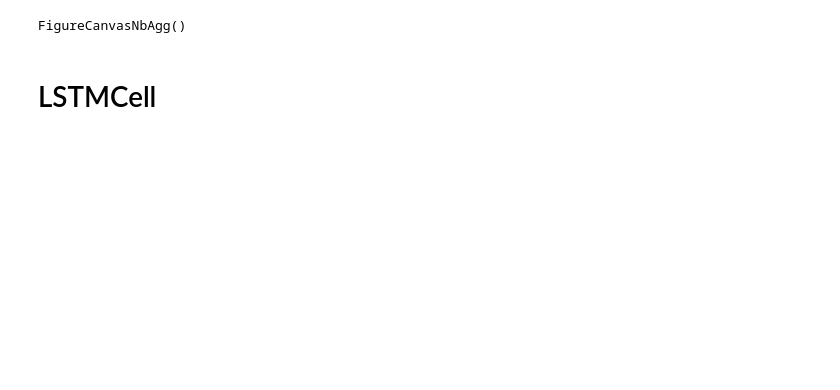
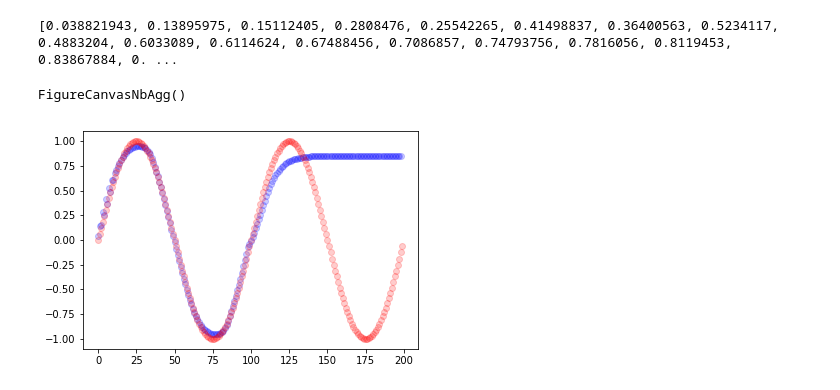
Before and after one commit to yanickc/notebooks-playground, a Jupyter notebook: lstm-fiddling.ipynb, the cells around one changed output. Saved outputs shown, nothing was run; the diff lists cells and outputs as text; code cells hidden in the pictures; blank space fills up the shorter version.

```diff
--- a/lstm-fiddling.ipynb
+++ b/lstm-fiddling.ipynb
@@ -97,21 +111,29 @@ Wall time: 19.3 s
 # %%
-X_range = [i for i in range(200)]
 Y_hat = []
 
-last_prediction = torch.zeros(1, 1, 1, dtype=torch.float32).to(device)
-hidden = (torch.zeros(1, 1, 1, dtype=torch.float32).to(device), torch.zeros(1, 1, 1, dtype=torch.float32).to(device))
+# last_prediction = torch.zeros(1, 1, 1, dtype=torch.float32).to(device)
+h_0 = torch.zeros(1, 1, 1, dtype=torch.float32).to(device)
+c_0 = torch.zeros(1, 1, 1, dtype=torch.float32).to(device)
+h_t = h_0
+c_t = c_0
 
-for x in X_range:
-    out, hidden = model(last_prediction, hidden)
+out, (h_t, c_t) = model(X_gpu[:-100], (h_t, c_t))
+Y_hat += list(out.cpu().data.numpy().flatten())
+print(Y_hat)
+
+last_prediction = out[-1].expand(1, -1, -1)
+
+for x in range(100):
+    out, (h_t, c_t) = model(last_prediction, (h_t, c_t))
     last_prediction = out
 
     Y_hat.append(out.item())
 
 fig, ax = plt.subplots()
 ax.plot(Y_hat, 'bo', alpha=0.2)
 ax.plot(inputs.squeeze().numpy(), 'ro', alpha=0.2)
 fig.show()
 # %% [output]
-FigureCanvasNbAgg()
+[0.038821943, 0.13895975, 0.15112405, 0.2808476, 0.25542265, 0.41498837, 0.36400563, 0.5234117, 0.4883204, 0.6033089, 0.6114624, 0.67488456, 0.7086857, 0.74793756, 0.7816056, 0.8119453, 0.83867884, 0. ...
+FigureCanvasNbAgg()
+[figure, added]
-# %% [markdown]
-# LSTMCell
```
Also changed, not shown: parts of 10 cells of this notebook, 1 other file.
